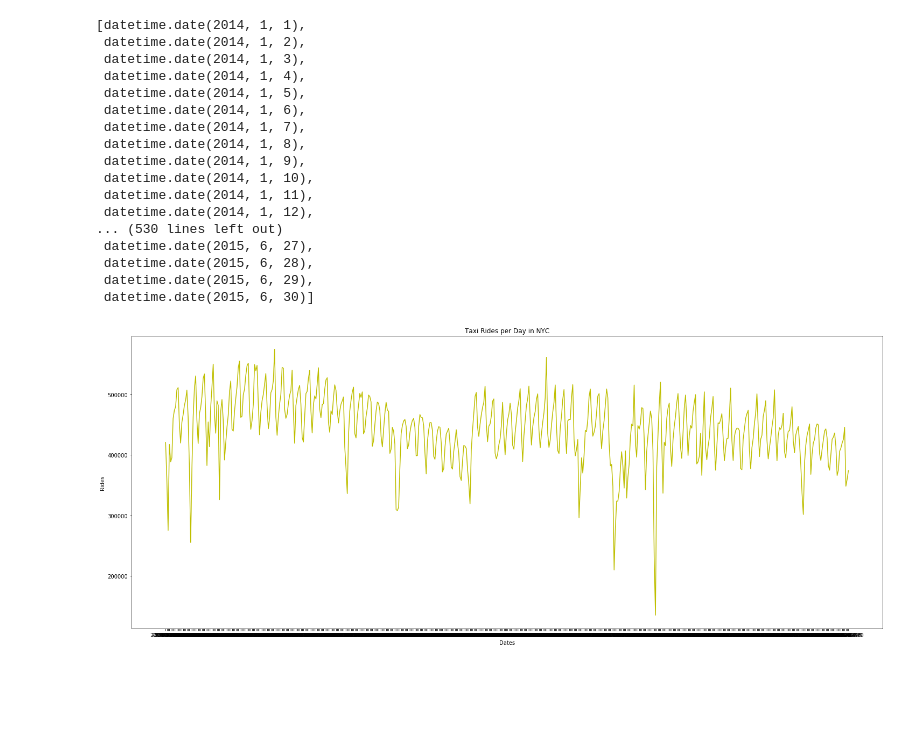
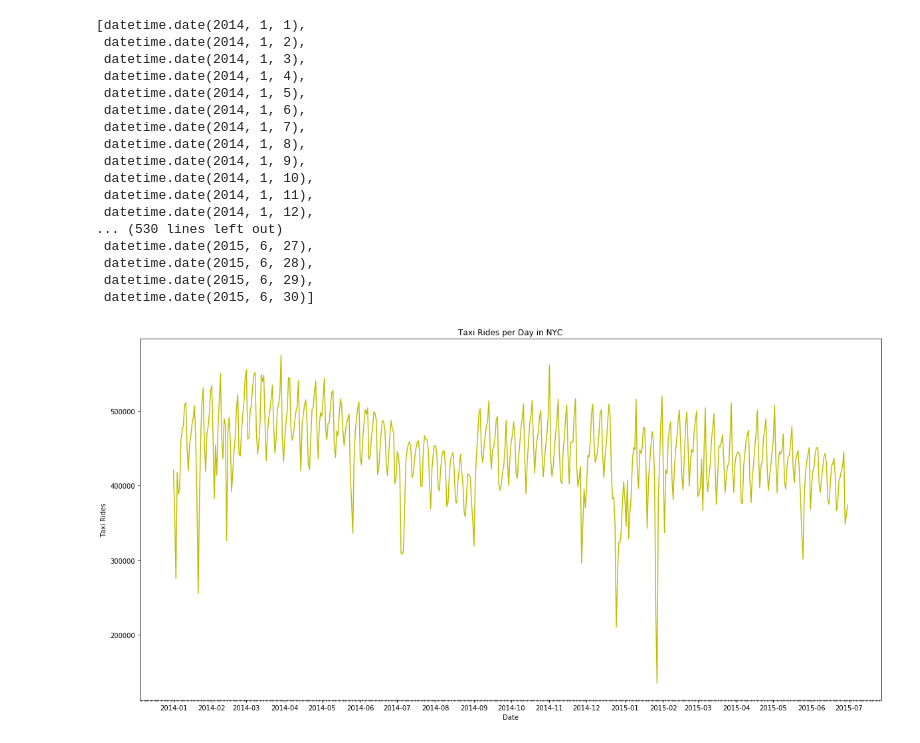
Before and after one commit to monrjones/Project-I, a Jupyter notebook: Final Plots Betsy-Copy1.ipynb, the cells around one changed output. Drawn from its saved outputs; the diff is of its cells as text; code cells hidden in the pictures; blank space fills up the shorter version.

```diff
--- a/Final Plots Betsy-Copy1.ipynb
+++ b/Final Plots Betsy-Copy1.ipynb
@@ -150,24 +150,35 @@ dates_list
 # for x in uridect_list:
 #     count = x / 10000
 #     uridect_norm_list.append(count)
-# %%
-# taxi plot
-
-
-plt.figure(figsize=(25,10))
-plt.plot(alldataclean_df["Date"], alldataclean_df["Taxi Ride Count"], color='y')
-
-# labeling
-
-
-plt.xlabel('Dates')
-plt.ylabel('Rides')
-plt.title('Taxi Rides per Day in NYC')
-
-# displaying plot
-plt.show()
-# %% [output]
-[figure, removed]
+# %%
+# taxi plot
+
+fig, ax1 = plt.subplots(figsize=(20, 10))
+ax1.plot(dates_list, alldataclean_df["Taxi Ride Count"], color='y')
+ax1.set_xlabel('Date')
+ax1.set_ylabel('Taxi Rides')
+
+# labeling
+years = mdates.YearLocator() # every year
+months = mdates.MonthLocator()
+days = mdates.DayLocator() # every month
+yearsFmt = mdates.DateFormatter('%Y-%m')
+
+
+ax1.xaxis.set_major_locator(months)
+ax1.xaxis.set_major_formatter(yearsFmt)
+ax1.xaxis.set_minor_locator(days)
+
+#datemin = datetime(dates_list[0])
+#datemax = datetime(dates_list[len(dates_list)-1])
+#ax.set_xlim(datemin, datemax)
+
+
+# displaying plot
+plt.title('Taxi Rides per Day in NYC')
+plt.show()
+# %% [output]
+[figure, added]
 # %%
 # uber plot
 
```
Also changed, not shown: parts of 7 cells of this notebook.
